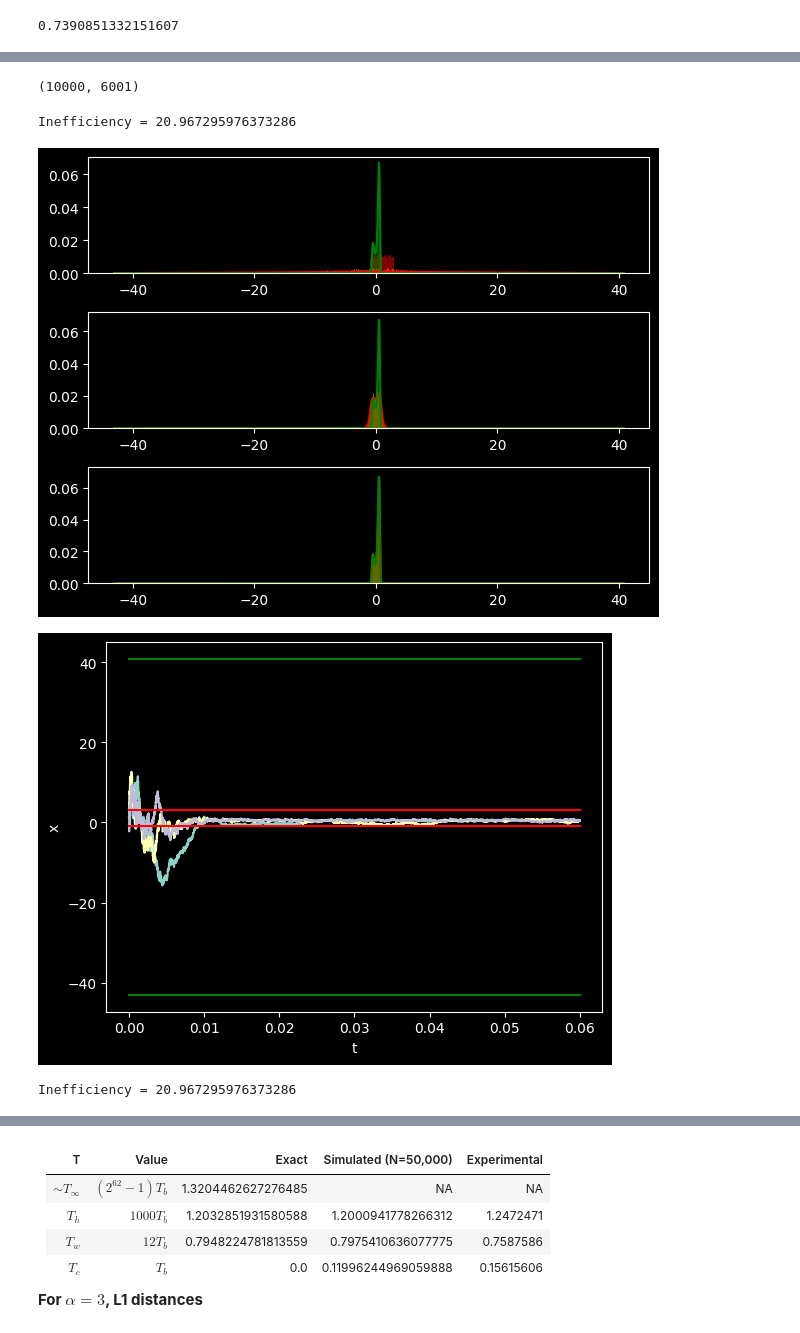
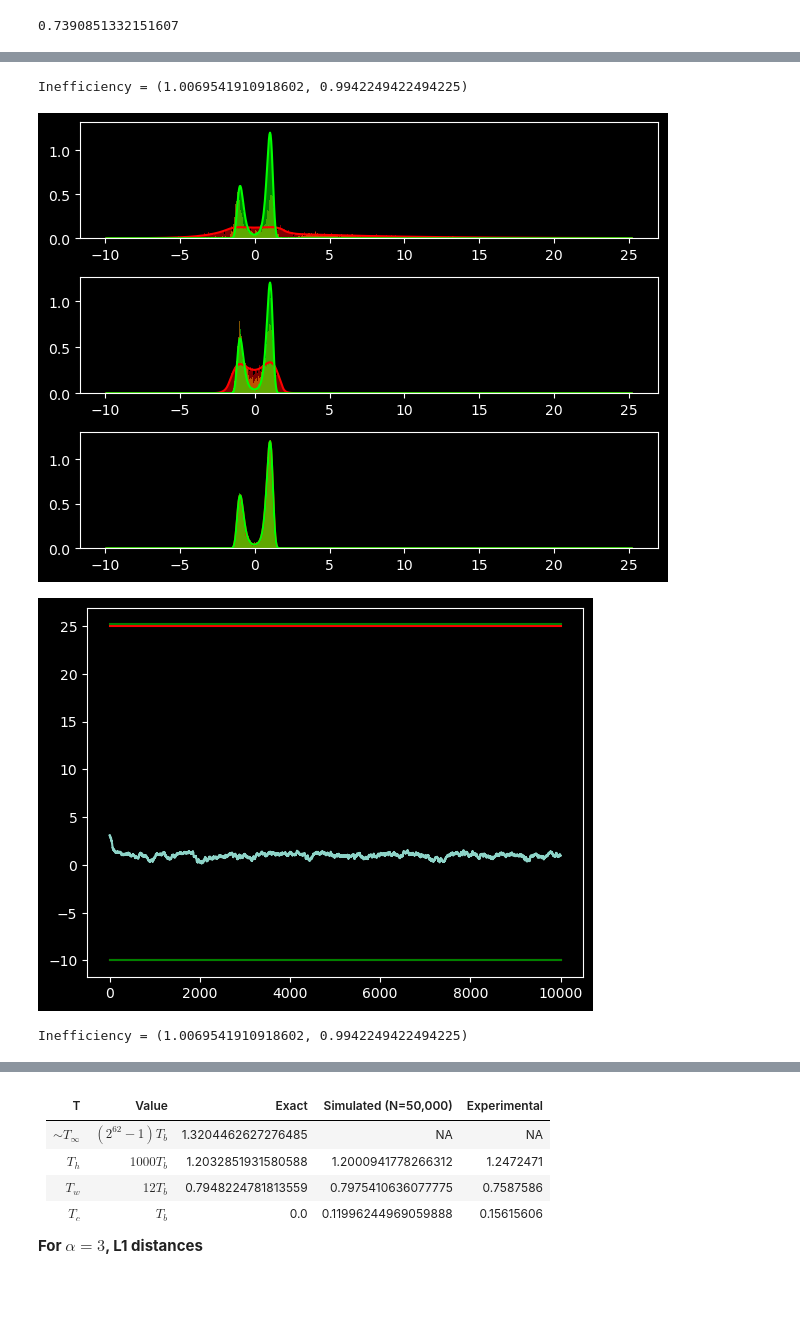
Before and after one commit to Element200/mpemba_langevin, a Jupyter notebook: mpemba.ipynb, the cells around one changed output, grey strips where cells are left out. Saved outputs shown, nothing was run; the diff lists cells and outputs as text; code cells hidden in the pictures; blank space fills up the shorter version.

```diff
--- a/mpemba.ipynb
+++ b/mpemba.ipynb
@@ -12,7 +22,7 @@ import ipywidgets as widgets
 %matplotlib inline
 # For interactive graphs
 # %%
-def newton_raphson_solver(f, x_0, max_iterations = 100, dx = 1e-3, return_error=False, tolerance = 1e-2):
+def newton_raphson_solver(f, x_0, max_iterations = 100, dx = 1e-3, return_error=False, tolerance = 1e-2, debug_mode=False):
     # Returns a zero of f given initial condition (x_0,f(x_0)). Modified from standard techniques to fail more gracefully in certain edge cases.
     x_n = x_0
     for i in range(max_iterations):
@@ -20,9 +30,10 @@ def newton_raphson_solver(f, x_0, max_iterations = 100, dx = 1e-3, return_error=
         if f_prime_n == 0:
             raise ZeroDivisionError
         x_n = x_n - f(x_n)/f_prime_n
+        if debug_mode: print(f(x_n))
     return_error = np.abs(f(x_n)) > tolerance
     if return_error:
-        raise ValueError(f(x_n))
+        raise ValueError(x_n, f(x_n))
     return x_n
 
 newton_raphson_solver(lambda x: np.cos(x)-x, 0) # Should yield about 0.739 if all works correctly
@@ -258,5 +331,0 @@ plt.show()
-# %%
-# times = {T: np.cumsum(dts[T]) for T in dts}
-results['h'].shape
-# %% [output]
-(10000, 6001)
@@ -263,23 +341,21 @@ results['h'].shape
 # %%
-# %matplotlib inline
-BINS = 100
+BINS = 900
 
 binned_active_domain = np.linspace(x_min, x_max, BINS)
-# binned_active_range = binned_active_domain
+
 global_min = np.min(results['h'])
 global_max = np.max(results['h'])
+inefficiencies = (global_max/x_max, global_min/x_min)
+print(f"Inefficiency = {inefficiencies}")
 inefficiency = (global_max-global_min)/(x_max-x_min)
-print(f"Inefficiency = {inefficiency}")
-if inefficiency < 1:
-    inefficiency = 1
-    global_min = x_min
-    global_max = x_max
-# elif inefficiency < 1.5:
-#     global_min = x_min
-#     global_max = x_max
 
-binned_active_range = np.linspace(global_min, global_max, round(BINS*inefficiency))
+if inefficiency > 1:
+    binned_active_range = np.linspace(global_min, global_max, round(BINS*inefficiency))
+else:
+    binned_active_range = np.linspace(global_min, global_max, BINS)
 
+dx = binned_active_range[1]-binned_active_range[0]
+binned_active_range += dx/2 # We must calculate distributions from the *centres* of the bins, not the edges!
 
 
 if not (inefficiency > 100):
@@ -301,23 +377,23 @@ if not (inefficiency > 100):
 # plt.hist(results['h'].T[0])
 # plt.plot(active_range, final_distro, 'w')
 # %% [output]
-Inefficiency = 20.967295976373286
+Inefficiency = (1.0069541910918602, 0.9942249422494225)
 # %%
 """Sanity checks: The initial and final distributions should match the Boltzmann distro"""
-%matplotlib inline
 plt.close()
 fig, ax = plt.subplots(len(temperature))
 vals = list(temperature.keys())
 
+
 for i in range(len(temperature)):
-    ax[i].bar(bins_init[vals[i]][:-1], heights_init[vals[i]]/N, width=bins_init[vals[i]][1]-bins_init[vals[i]][0], alpha=0.5, color='r')
-    ax[i].bar(bins_mid[vals[i]][:-1], heights_mid[vals[i]]/N, width=bins_fin[vals[i]][1]-bins_fin[vals[i]][0], alpha=0.5, color='orange')
-    ax[i].bar(bins_fin[vals[i]][:-1], heights_fin[vals[i]]/N, width=bins_fin[vals[i]][1]-bins_fin[vals[i]][0], alpha=0.5, color='g')
-    # plt.hist(results[-1], bins=50)
-    ax[i].plot(binned_active_range, binned_initial_distro[vals[i]], 'r')
-    ax[i].plot(binned_active_range, binned_final_distro, 'g')
+    ax[i].bar(bins_init[vals[i]][:-1], heights_init[vals[i]]/(N*dx), width=bins_init[vals[i]][1]-bins_init[vals[i]][0], alpha=0.5, color='r')
+    ax[i].bar(bins_mid[vals[i]][:-1], heights_mid[vals[i]]/(N*dx), width=bins_fin[vals[i]][1]-bins_fin[vals[i]][0], alpha=0.5, color='orange')
+    ax[i].bar(bins_fin[vals[i]][:-1], heights_fin[vals[i]]/(N*dx), width=bins_fin[vals[i]][1]-bins_fin[vals[i]][0], alpha=0.5, color='lime')
+    # # plt.hist(results[-1], bins=50)
+    ax[i].plot(binned_active_range, binned_initial_distro[vals[i]]/dx, 'r')
+    ax[i].plot(binned_active_range, binned_final_distro/dx, 'lime')
 
 plt.tight_layout()
 plt.show()
 # %% [output]
-[figure, old version]
+[figure, new version]
@@ -326,19 +400,14 @@ plt.show()
 # %%
 plt.close()
 %matplotlib inline
-plt.plot(times, results['h'][np.random.choice(N),:-1])
-plt.plot(times, results['h'][np.random.choice(N)+1,:-1])
-plt.plot(times, results['h'][np.random.choice(N)+2,:-1])
-# plt.plot(results['h'][np.random.choice(N)+3,:])
-plt.plot([0,expt_length],[[x_min,x_max], [x_min, x_max]], 'r')
-plt.plot([0,expt_length],[[global_min,global_max], [global_min,global_max]], 'g')
-plt.xlabel("t")
-plt.ylabel("x")
+plt.plot(results['h'][np.random.choice(N),:])
+plt.plot([0,expt_length/dt],[[x_min,x_max], [x_min, x_max]], 'r')
+plt.plot([0,expt_length/dt],[[global_min,global_max], [global_min,global_max]], 'g')
 plt.show()
-print(f"Inefficiency = {inefficiency}")
+print(f"Inefficiency = {inefficiencies}")
 # %% [output]
-[figure, old version]
+[figure, new version]
-Inefficiency = 20.967295976373286
+Inefficiency = (1.0069541910918602, 0.9942249422494225)
 # %%
 distances = {}
 heights = {}
```
Also changed, not shown: parts of 36 cells of this notebook.
